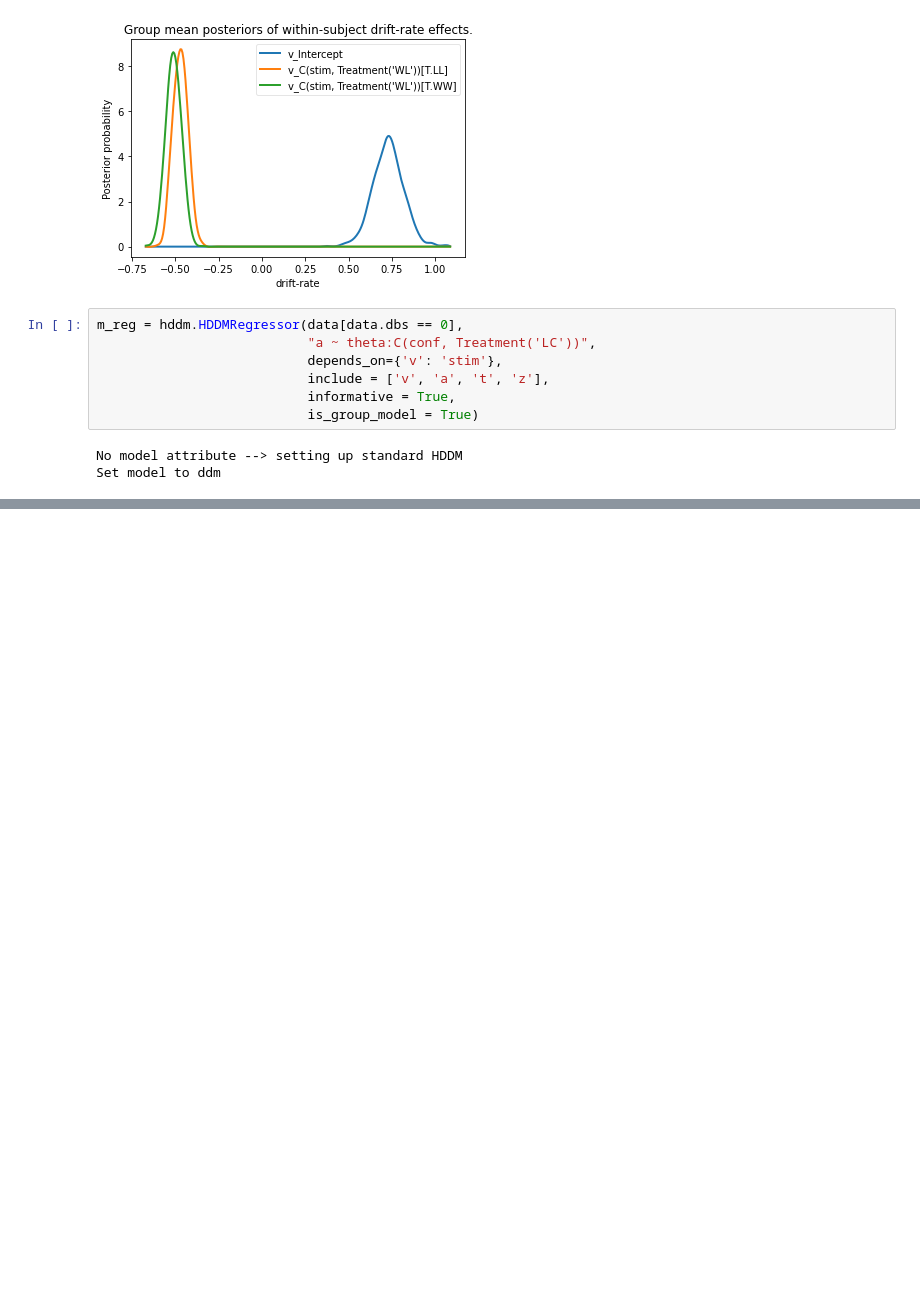
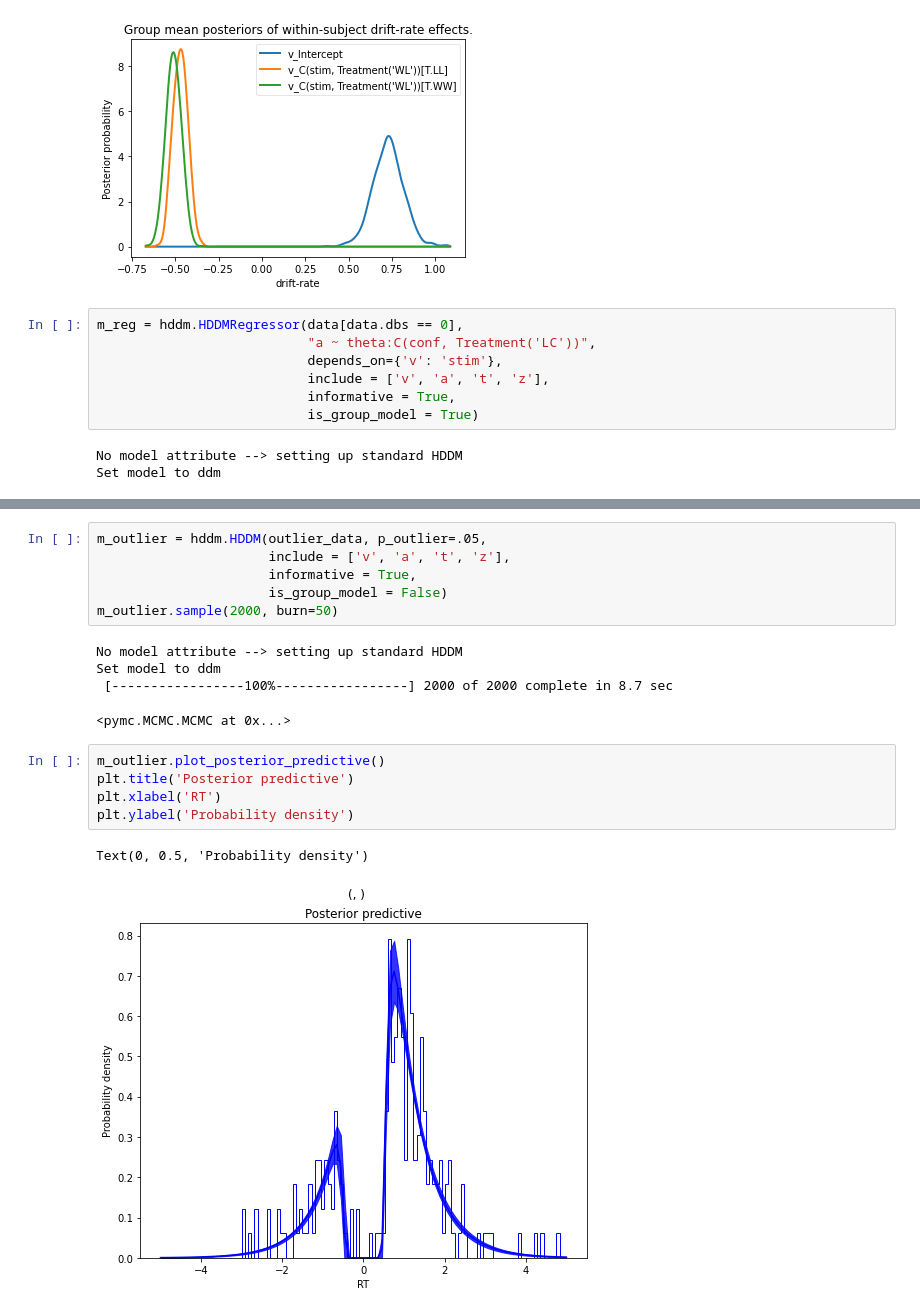
Before and after one commit to zenkavi/IntroToHDDM, a Jupyter notebook: Basic_HDDM_Tutorial.ipynb, the cells around one changed output, grey strips where cells are left out. Saved outputs shown, nothing was run; the diff lists cells and outputs as text; blank space fills up the shorter version.

```diff
--- a/Basic_HDDM_Tutorial.ipynb
+++ b/Basic_HDDM_Tutorial.ipynb
@@ -227,0 +264,19 @@ m_reg.sample(2000, burn=100)
+# %%
+m_outlier = hddm.HDDM(outlier_data, p_outlier=.05,
+                      include = ['v', 'a', 't', 'z'],
+                      informative = True,
+                      is_group_model = False)
+m_outlier.sample(2000, burn=50)
+# %% [output]
+No model attribute --> setting up standard HDDM
+Set model to ddm
+ [-----------------100%-----------------] 2000 of 2000 complete in 8.7 sec
+<pymc.MCMC.MCMC at 0x...>
+# %%
+m_outlier.plot_posterior_predictive()
+plt.title('Posterior predictive')
+plt.xlabel('RT')
+plt.ylabel('Probability density')
+# %% [output]
+Text(0, 0.5, 'Probability density')
+[figure, added]
```
Also changed, not shown: parts of 5 cells of this notebook.
